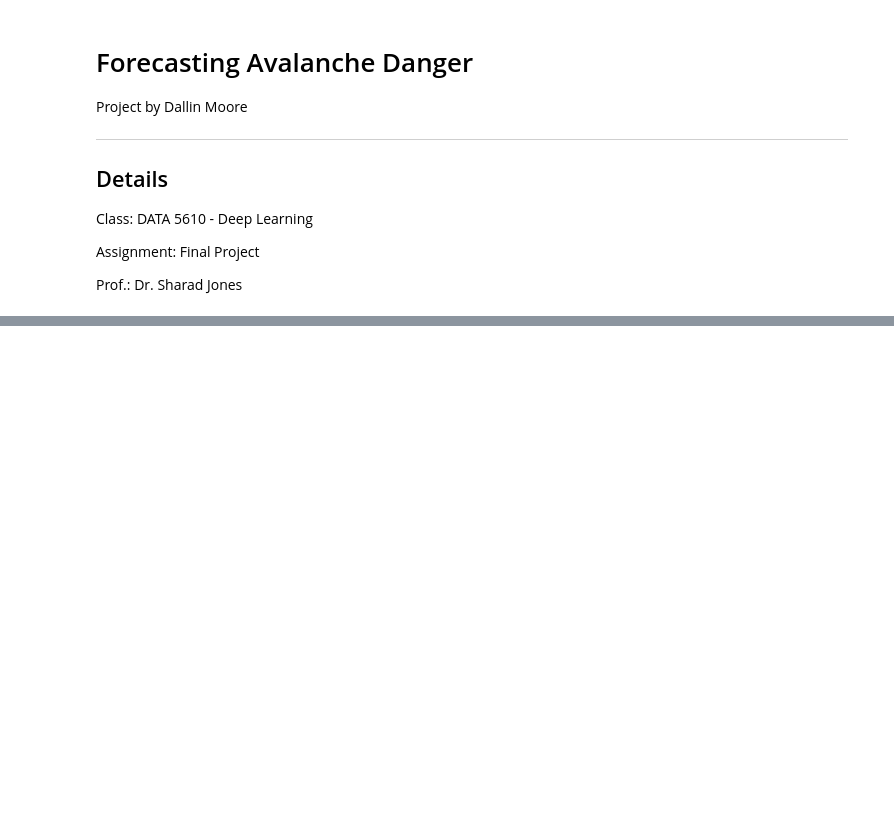
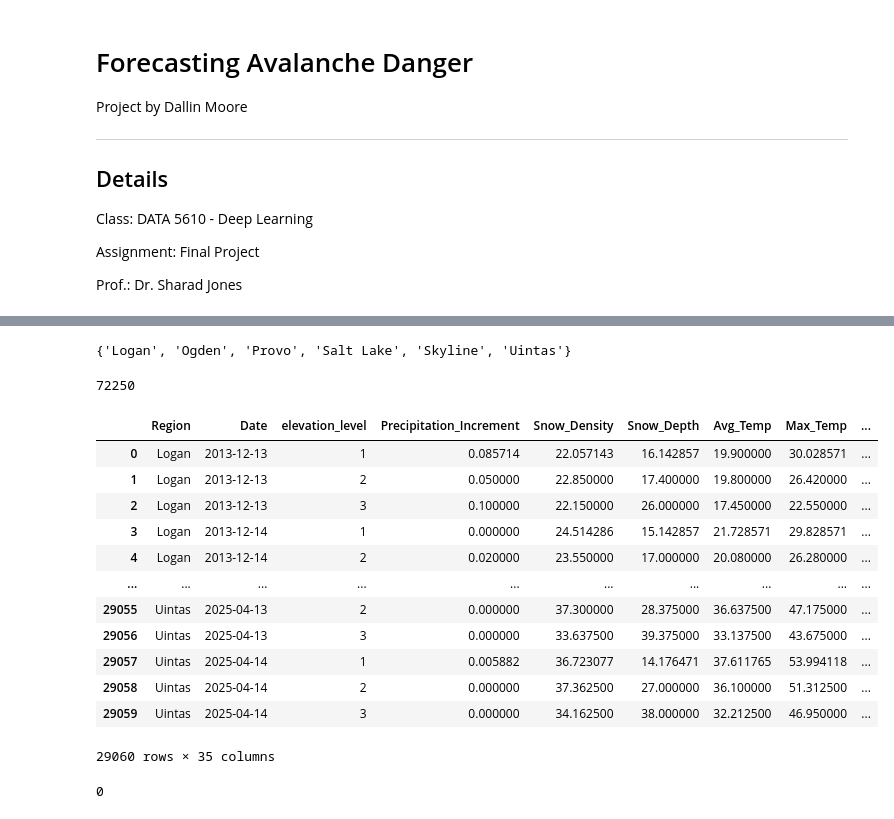
Before and after one commit to dallinmoore/avalanche-forecasting, a Jupyter notebook: main_notebook.ipynb, the cells around one changed output, grey strips where cells are left out. Saved outputs shown, nothing was run; the diff lists cells and outputs as text; code cells hidden in the pictures; blank space fills up the shorter version.

```diff
--- a/main_notebook.ipynb
+++ b/main_notebook.ipynb
@@ -375,0 +827,3 @@ with open("region_stations.json", 'w') as file:
+# %%
+avy_forecast_df = avy_forecast_df.rename(columns={"Forecast Area": "Region", "Date Issued": "Date"})
+avy_forecast_df.head()
@@ -375,0 +838,42 @@ with open("region_stations.json", 'w') as file:
+# %%
+# Drop unused regions
+avy_forecast_df = avy_forecast_df[~avy_forecast_df["Forecast Area"].isin(["Moab", "Abajos", "Southwest"])]
+set(avy_forecast_df['Forecast Area'])
+# %% [output]
+{'Logan', 'Ogden', 'Provo', 'Salt Lake', 'Skyline', 'Uintas'}
+# %%
+# Define weather features to aggregate
+snotel_features = ["Precipitation_Increment", "Snow_Density", "Snow_Depth",
+                    "Avg_Temp", "Max_Temp", "Min_Temp", "SWE"]
+
+# Aggregate weather data by Region, Date_Issued, and Elevation_Band
+snotel_agg = snotel_dataset.groupby(["Region", "Date", "elevation_level"])[snotel_features].mean().reset_index()
+
+len(snotel_agg)
+# %% [output]
+72250
+# %%
+snotel_agg["Date"] = pd.to_datetime(snotel_agg["Date"]).dt.strftime("%Y-%m-%d")
+avy_forecast_df["Date"] = pd.to_datetime(avy_forecast_df["Date"]).dt.strftime("%Y-%m-%d")
+# %%
+merged_df = pd.merge(
+    snotel_agg,
+    avy_forecast_df,
+    on=["Region", "Date"],
+    how="inner"
+)
+merged_df
+# %% [output]
+|  | Region | Date | elevation_level | Precipitation_Increment | Snow_Density | Snow_Depth | Avg_Temp | Max_Temp | ... |
+| 0 | Logan | 2013-12-13 | 1 | 0.085714 | 22.057143 | 16.142857 | 19.900000 | 30.028571 | ... |
+| 1 | Logan | 2013-12-13 | 2 | 0.050000 | 22.850000 | 17.400000 | 19.800000 | 26.420000 | ... |
+| 2 | Logan | 2013-12-13 | 3 | 0.100000 | 22.150000 | 26.000000 | 17.450000 | 22.550000 | ... |
+| 3 | Logan | 2013-12-14 | 1 | 0.000000 | 24.514286 | 15.142857 | 21.728571 | 29.828571 | ... |
+| 4 | Logan | 2013-12-14 | 2 | 0.020000 | 23.550000 | 17.000000 | 20.080000 | 26.280000 | ... |
+| ... | ... | ... | ... | ... | ... | ... | ... | ... | ... |
+| 29055 | Uintas | 2025-04-13 | 2 | 0.000000 | 37.300000 | 28.375000 | 36.637500 | 47.175000 | ... |
+| 29056 | Uintas | 2025-04-13 | 3 | 0.000000 | 33.637500 | 39.375000 | 33.137500 | 43.675000 | ... |
+| 29057 | Uintas | 2025-04-14 | 1 | 0.005882 | 36.723077 | 14.176471 | 37.611765 | 53.994118 | ... |
+| 29058 | Uintas | 2025-04-14 | 2 | 0.000000 | 37.362500 | 27.000000 | 36.100000 | 51.312500 | ... |
+| 29059 | Uintas | 2025-04-14 | 3 | 0.000000 | 34.162500 | 38.000000 | 32.212500 | 46.950000 | ... |
+29060 rows × 35 columns
@@ -375,0 +886,33 @@ with open("region_stations.json", 'w') as file:
+# %%
+# Create a list to store the reshaped data
+combined_data = []
+
+for _, row in merged_df.iterrows():
+    region = row["Region"]
+    date_issued = row["Date"]
+    elevation_level = row["elevation_level"]
+
+    # Only process rows where the elevation band matches the forecast columns
+    for aspect in aspects:
+        # Construct the forecast column name (e.g., "North-lower")
+        forecast_col = f"{aspect}-{elevation_level}"
+        if forecast_col in row:
+            # Extract weather features
+            weather_vals = {feat: row[feat] for feat in snotel_features}
+            # Create a new row
+            combined_data.append({
+                "Region": region,
+                "Date": date,
+                "elevation_level": elevation_level,
+                "Aspect": aspect,
+                **weather_vals,
+                "Risk_Level": row[forecast_col]
+            })
+
+# Convert to DataFrame
+combined_df = pd.DataFrame(combined_data)
+
+# Check the result
+len(combined_df)#.head()
+# %% [output]
+0
```
Also changed, not shown: parts of 43 cells of this notebook.
